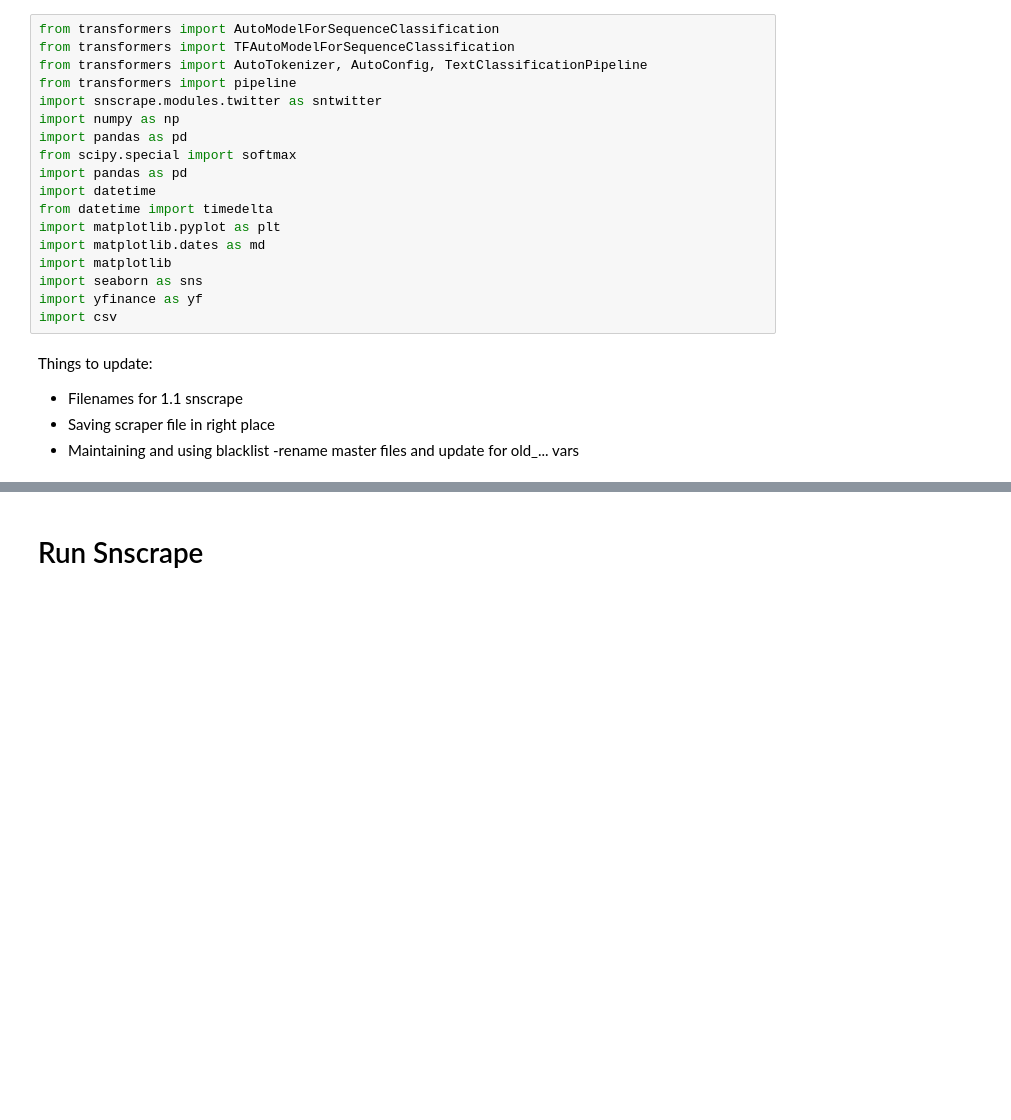
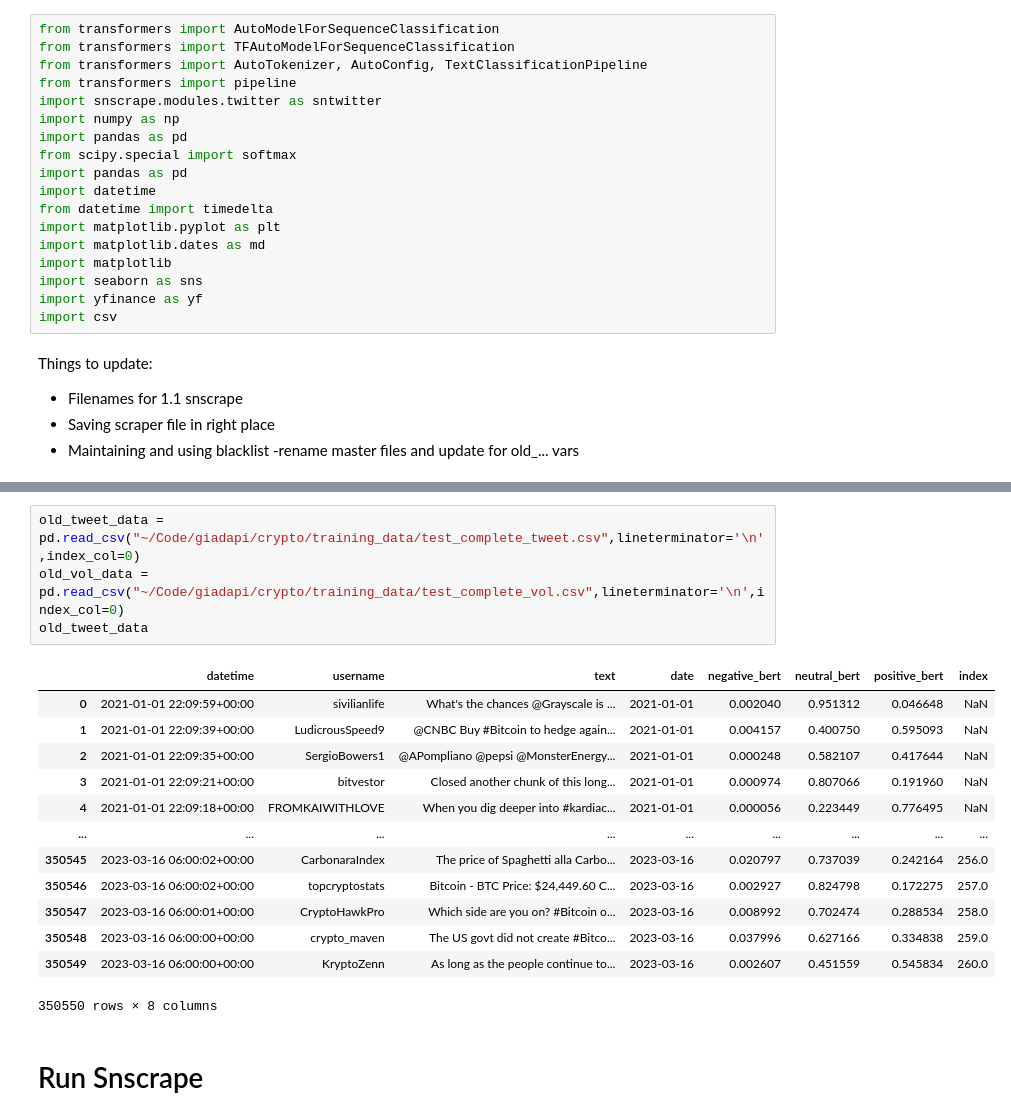
Before and after one commit to giadapi/crypto, a Jupyter notebook: daily_live_script-into_one_function.ipynb, the cells around one changed output, grey strips where cells are left out. Saved outputs shown, nothing was run; the diff lists cells and outputs as text; blank space fills up the shorter version.

```diff
--- a/daily_live_script-into_one_function.ipynb
+++ b/daily_live_script-into_one_function.ipynb
@@ -319,3 +341,21 @@ NameError: name 'data' is not defined
+# %%
+old_tweet_data = pd.read_csv("~/Code/giadapi/crypto/training_data/test_complete_tweet.csv",lineterminator='\n',index_col=0)
+old_vol_data = pd.read_csv("~/Code/giadapi/crypto/training_data/test_complete_vol.csv",lineterminator='\n',index_col=0)
+old_tweet_data
+# %% [output]
+|  | datetime | username | text | date | negative_bert | neutral_bert | positive_bert | index |
+| 0 | 2021-01-01 22:09:59+00:00 | sivilianlife | What's the chances @Grayscale is ... | 2021-01-01 | 0.002040 | 0.951312 | 0.046648 | NaN |
+| 1 | 2021-01-01 22:09:39+00:00 | LudicrousSpeed9 | @CNBC Buy #Bitcoin to hedge again... | 2021-01-01 | 0.004157 | 0.400750 | 0.595093 | NaN |
+| 2 | 2021-01-01 22:09:35+00:00 | SergioBowers1 | @APompliano @pepsi @MonsterEnergy... | 2021-01-01 | 0.000248 | 0.582107 | 0.417644 | NaN |
+| 3 | 2021-01-01 22:09:21+00:00 | bitvestor | Closed another chunk of this long... | 2021-01-01 | 0.000974 | 0.807066 | 0.191960 | NaN |
+| 4 | 2021-01-01 22:09:18+00:00 | FROMKAIWITHLOVE | When you dig deeper into #kardiac... | 2021-01-01 | 0.000056 | 0.223449 | 0.776495 | NaN |
+| ... | ... | ... | ... | ... | ... | ... | ... | ... |
+| 350545 | 2023-03-16 06:00:02+00:00 | CarbonaraIndex | The price of Spaghetti alla Carbo... | 2023-03-16 | 0.020797 | 0.737039 | 0.242164 | 256.0 |
+| 350546 | 2023-03-16 06:00:02+00:00 | topcryptostats | Bitcoin - BTC Price: $24,449.60 C... | 2023-03-16 | 0.002927 | 0.824798 | 0.172275 | 257.0 |
+| 350547 | 2023-03-16 06:00:01+00:00 | CryptoHawkPro | Which side are you on? #Bitcoin o... | 2023-03-16 | 0.008992 | 0.702474 | 0.288534 | 258.0 |
+| 350548 | 2023-03-16 06:00:00+00:00 | crypto_maven | The US govt did not create #Bitco... | 2023-03-16 | 0.037996 | 0.627166 | 0.334838 | 259.0 |
+| 350549 | 2023-03-16 06:00:00+00:00 | KryptoZenn | As long as the people continue to... | 2023-03-16 | 0.002607 | 0.451559 | 0.545834 | 260.0 |
+350550 rows × 8 columns
 # %% [markdown]
 # Run Snscrape
 # %% [markdown]
```
Also changed, not shown: parts of 7 cells of this notebook, 8 other files.
